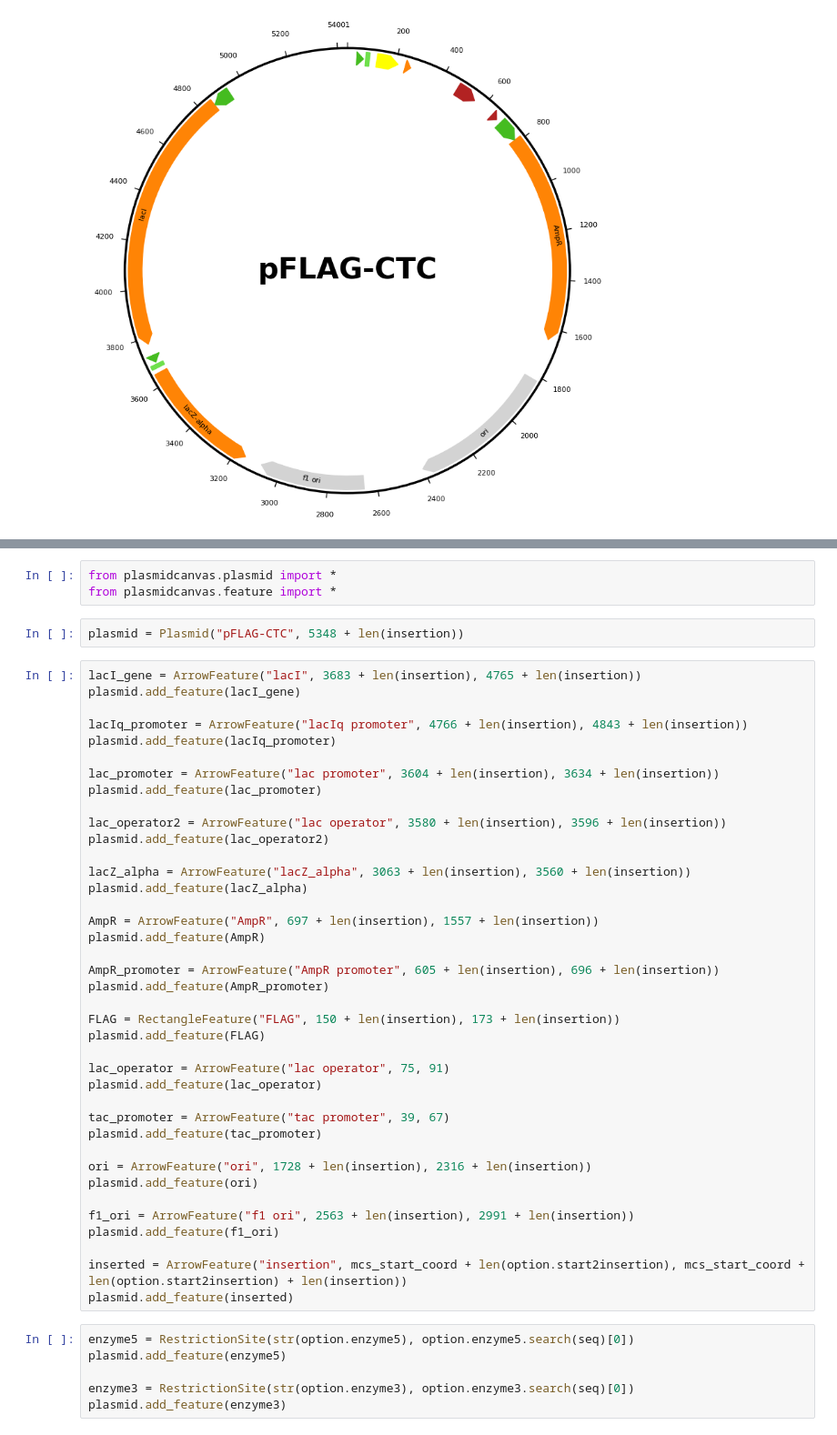
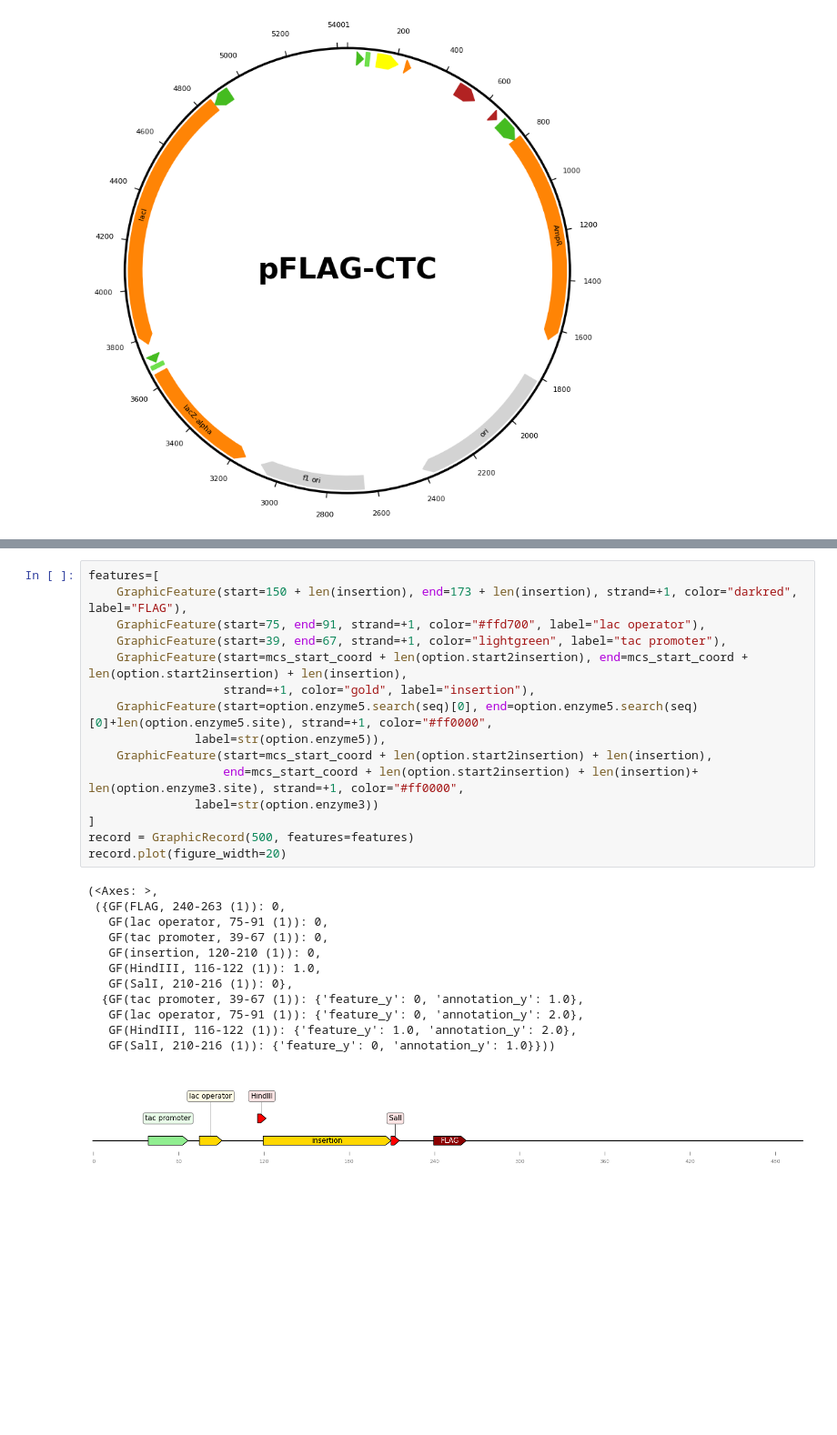
Before and after one commit to NBoyeva/pFLAG-CTC, a Jupyter notebook: final.ipynb, the cells around one changed output, grey strips where cells are left out. Shown at 91% size. Saved outputs shown, nothing was run; the diff lists cells and outputs as text; blank space fills up the shorter version.

Commit message:
remove extraneous visualisation options

```diff
--- a/final.ipynb
+++ b/final.ipynb
@@ -423,53 +388,31 @@ record.plot(figure_width=20)
    GF(lac operator2, 3670-3686 (-1)): {'feature_y': 0, 'annotation_y': 1.0},
    GF(lac operator, 75-91 (1)): {'feature_y': 0, 'annotation_y': 2.0}}))
 [figure]
-# %%
-from plasmidcanvas.plasmid import *
-from plasmidcanvas.feature import *
-# %%
-plasmid = Plasmid("pFLAG-CTC", 5348 + len(insertion))
-# %%
-lacI_gene = ArrowFeature("lacI", 3683 + len(insertion), 4765 + len(insertion))
-plasmid.add_feature(lacI_gene)
-
-lacIq_promoter = ArrowFeature("lacIq promoter", 4766 + len(insertion), 4843 + len(insertion))
-plasmid.add_feature(lacIq_promoter)
-
-lac_promoter = ArrowFeature("lac promoter", 3604 + len(insertion), 3634 + len(insertion))
-plasmid.add_feature(lac_promoter)
-
-lac_operator2 = ArrowFeature("lac operator", 3580 + len(insertion), 3596 + len(insertion))
-plasmid.add_feature(lac_operator2)
-
-lacZ_alpha = ArrowFeature("lacZ_alpha", 3063 + len(insertion), 3560 + len(insertion))
-plasmid.add_feature(lacZ_alpha)
-
-AmpR = ArrowFeature("AmpR", 697 + len(insertion), 1557 + len(insertion))
-plasmid.add_feature(AmpR)
-
-AmpR_promoter = ArrowFeature("AmpR promoter", 605 + len(insertion), 696 + len(insertion))
-plasmid.add_feature(AmpR_promoter)
-
-FLAG = RectangleFeature("FLAG", 150 + len(insertion), 173 + len(insertion))
-plasmid.add_feature(FLAG)
-
-lac_operator = ArrowFeature("lac operator", 75, 91)
-plasmid.add_feature(lac_operator)
-
-tac_promoter = ArrowFeature("tac promoter", 39, 67)
-plasmid.add_feature(tac_promoter)
-
-ori = ArrowFeature("ori", 1728 + len(insertion), 2316 + len(insertion))
-plasmid.add_feature(ori)
-
-f1_ori = ArrowFeature("f1 ori", 2563 + len(insertion), 2991 + len(insertion))
-plasmid.add_feature(f1_ori)
-
-inserted = ArrowFeature("insertion", mcs_start_coord + len(option.start2insertion), mcs_start_coord + len(option.start2insertion) + len(insertion))
-plasmid.add_feature(inserted)
 # %%
-enzyme5 = RestrictionSite(str(option.enzyme5), option.enzyme5.search(seq)[0])
-plasmid.add_feature(enzyme5)
-
-enzyme3 = RestrictionSite(str(option.enzyme3), option.enzyme3.search(seq)[0])
-plasmid.add_feature(enzyme3)
+features=[
+    GraphicFeature(start=150 + len(insertion), end=173 + len(insertion), strand=+1, color="darkred", label="FLAG"),
+    GraphicFeature(start=75, end=91, strand=+1, color="#ffd700", label="lac operator"),
+    GraphicFeature(start=39, end=67, strand=+1, color="lightgreen", label="tac promoter"),
+    GraphicFeature(start=mcs_start_coord + len(option.start2insertion), end=mcs_start_coord + len(option.start2insertion) + len(insertion),
+                   strand=+1, color="gold", label="insertion"),
+    GraphicFeature(start=option.enzyme5.search(seq)[0], end=option.enzyme5.search(seq)[0]+len(option.enzyme5.site), strand=+1, color="#ff0000",
+               label=str(option.enzyme5)),
+    GraphicFeature(start=mcs_start_coord + len(option.start2insertion) + len(insertion),
+                   end=mcs_start_coord + len(option.start2insertion) + len(insertion)+ len(option.enzyme3.site), strand=+1, color="#ff0000",
+               label=str(option.enzyme3))
+]
+record = GraphicRecord(500, features=features)
+record.plot(figure_width=20)
+# %% [output]
+(<Axes: >,
+ ({GF(FLAG, 240-263 (1)): 0,
+   GF(lac operator, 75-91 (1)): 0,
+   GF(tac promoter, 39-67 (1)): 0,
+   GF(insertion, 120-210 (1)): 0,
+   GF(HindIII, 116-122 (1)): 1.0,
+   GF(SalI, 210-216 (1)): 0},
+  {GF(tac promoter, 39-67 (1)): {'feature_y': 0, 'annotation_y': 1.0},
+   GF(lac operator, 75-91 (1)): {'feature_y': 0, 'annotation_y': 2.0},
+   GF(HindIII, 116-122 (1)): {'feature_y': 1.0, 'annotation_y': 2.0},
+   GF(SalI, 210-216 (1)): {'feature_y': 0, 'annotation_y': 1.0}}))
+[figure, added]
```
Also changed, not shown: parts of 4 cells of this notebook.
